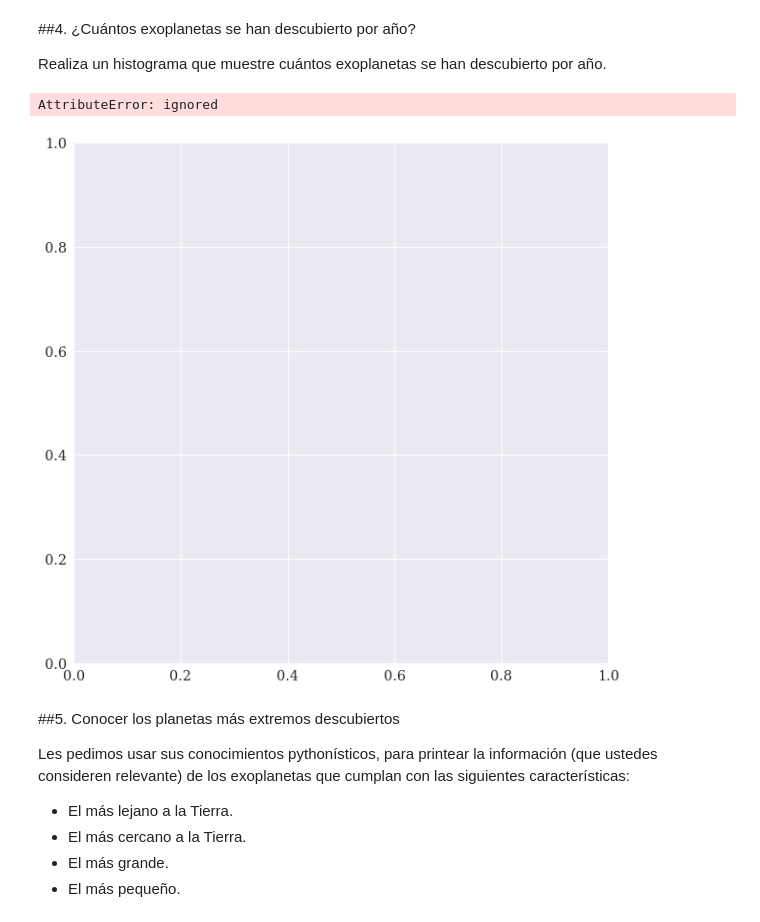
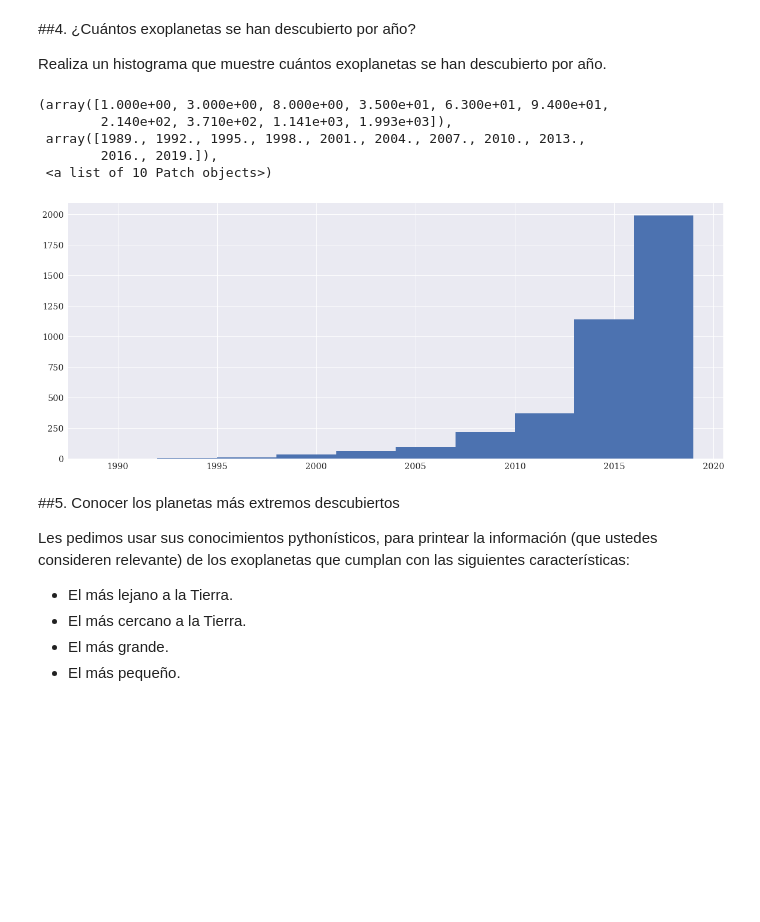
Before and after one commit to Antonego64/minitarea3, a Jupyter notebook: minitarea3.ipynb, the cells around one changed output. Saved outputs shown, nothing was run; the diff lists cells and outputs as text; code cells hidden in the pictures; blank space fills up the shorter version.

```diff
--- a/minitarea3.ipynb
+++ b/minitarea3.ipynb
@@ -251,15 +251,21 @@ Realiza un histograma que muestre cuántos exoplanetas se han descubierto por a
 # %%
 # Hacer histograma
 %matplotlib inline
 año=planetas["pl_disc"]
-fig, ax = plt.subplots(figsize= (10,10), ncols=1,squeeze=False)
 
-ax[0].hist(año, edgecolor = 'black', label= 'Año')
-ax[0].set(title='Histograma de los exoplanetas descubiertos por año', ylabel='Cantidad', xlabel='Año') #trucazo del torpedo de matplotib
-ax[0].legend()
+plt.figure(figsize=(20,8))
+plt.hist(año)
+
+#ax.hist(año, edgecolor = 'black', label= 'Año')
+#ax.set(title='Histograma de los exoplanetas descubiertos por año', ylabel='Cantidad', xlabel='Año') #trucazo del torpedo de matplotib
+#ax.legend()
 # %% [output]
-AttributeError: ignored
+(array([1.000e+00, 3.000e+00, 8.000e+00, 3.500e+01, 6.300e+01, 9.400e+01,
+        2.140e+02, 3.710e+02, 1.141e+03, 1.993e+03]),
+ array([1989., 1992., 1995., 1998., 2001., 2004., 2007., 2010., 2013.,
+        2016., 2019.]),
+ <a list of 10 Patch objects>)
-[figure, old version]
+[figure, new version]
 # %% [markdown]
 ##5. Conocer los planetas más extremos descubiertos
 
```
Also changed, not shown: parts of 3 cells of this notebook.
